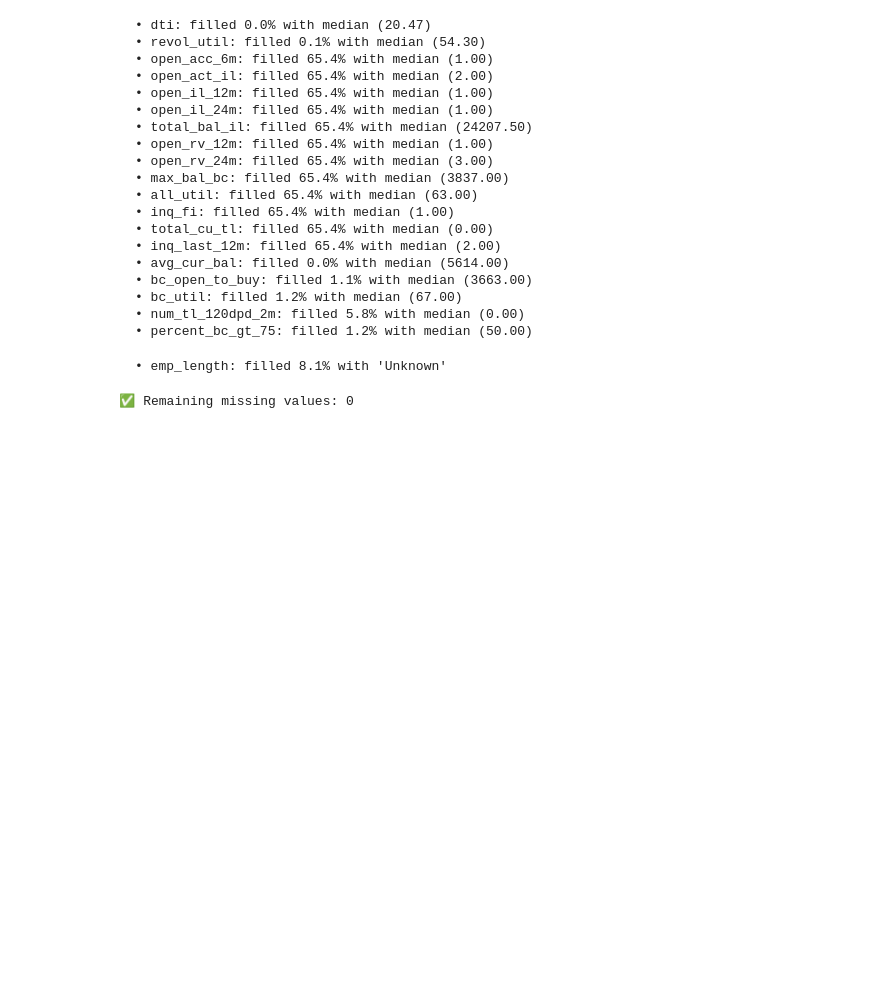
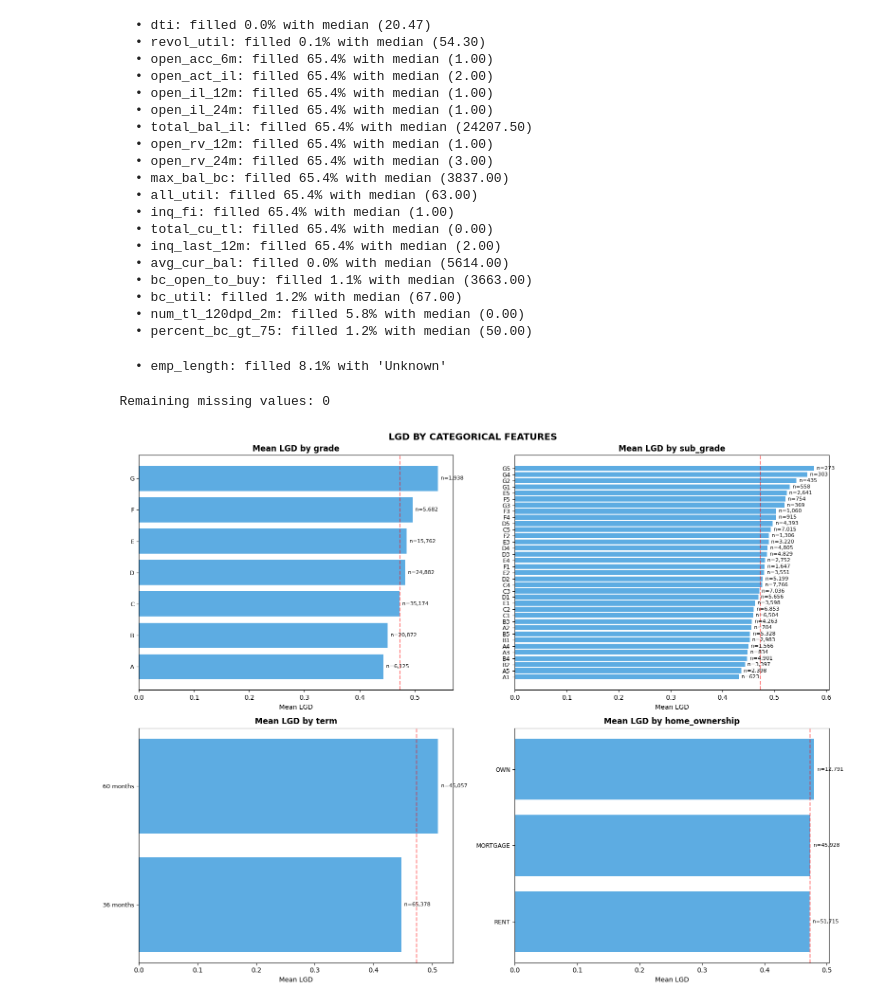
Before and after one commit to IAMLATI/Predicting-Loss-Given-Default-, a Jupyter notebook: Predicting_Loan_Default_Loss_(Loss_Given_Default).ipynb, the cells around one changed output. Cells and saved outputs as stored; diff of their text form; code cells hidden in the pictures; blank space fills up the shorter version.

```diff
--- a/Predicting_Loan_Default_Loss_(Loss_Given_Default).ipynb
+++ b/Predicting_Loan_Default_Loss_(Loss_Given_Default).ipynb
@@ -341,3 +341,5 @@ df.shape
 (110435, 88)
 # %%
 # df.to_csv("Datasetwithlessmissingdata.csv", index = False)
+# %%
+df = pd.read_csv("/content/Datasetwithlessmissingdata.csv")
@@ -420,6 +426,38 @@ for col in cat_feats:
 # %% [output]
      • emp_length: filled 8.1% with 'Unknown'
 # %%
-print(f"\n   ✅ Remaining missing values: {df[features].isnull().sum().sum()}")
+print(f"\n   Remaining missing values: {df[features].isnull().sum().sum()}")
 # %% [output]
-   ✅ Remaining missing values: 0
+   Remaining missing values: 0
+# %%
+cat_analysis = ['grade', 'sub_grade', 'term', 'home_ownership', 'purpose',
+                'verification_status', 'application_type']
+cat_analysis = [c for c in cat_analysis if c in df.columns]
+# %%
+fig, axes = plt.subplots(2, 2, figsize=(16, 12))
+axes = axes.flatten()
+
+for i, col in enumerate(cat_analysis[:4]):
+    grouped = df.groupby(col)['LGD'].agg(['mean', 'count']).sort_values('mean')
+    # Only show categories with >= 20 observations
+    grouped = grouped[grouped['count'] >= 20]
+
+    bars = axes[i].barh(range(len(grouped)), grouped['mean'],
+                        color='#3498db', alpha=0.8)
+    axes[i].set_yticks(range(len(grouped)))
+    axes[i].set_yticklabels(grouped.index, fontsize=9)
+    axes[i].set_xlabel('Mean LGD')
+    axes[i].set_title(f'Mean LGD by {col}', fontweight='bold')
+    axes[i].axvline(df['LGD'].mean(), color='red', ls='--', alpha=0.5)
+
+
+    for j, (mean_val, count) in enumerate(zip(grouped['mean'], grouped['count'])):
+        axes[i].text(mean_val + 0.005, j, f'n={count:,}', va='center', fontsize=8)
+
+plt.suptitle('LGD BY CATEGORICAL FEATURES', fontsize=14, fontweight='bold')
+plt.tight_layout()
+plt.savefig('03_lgd_by_categories.png', dpi=150, bbox_inches='tight')
+plt.show()
+plt.close()
+# %% [output]
+[figure, added]
```
Also changed, not shown: parts of 19 cells of this notebook.
